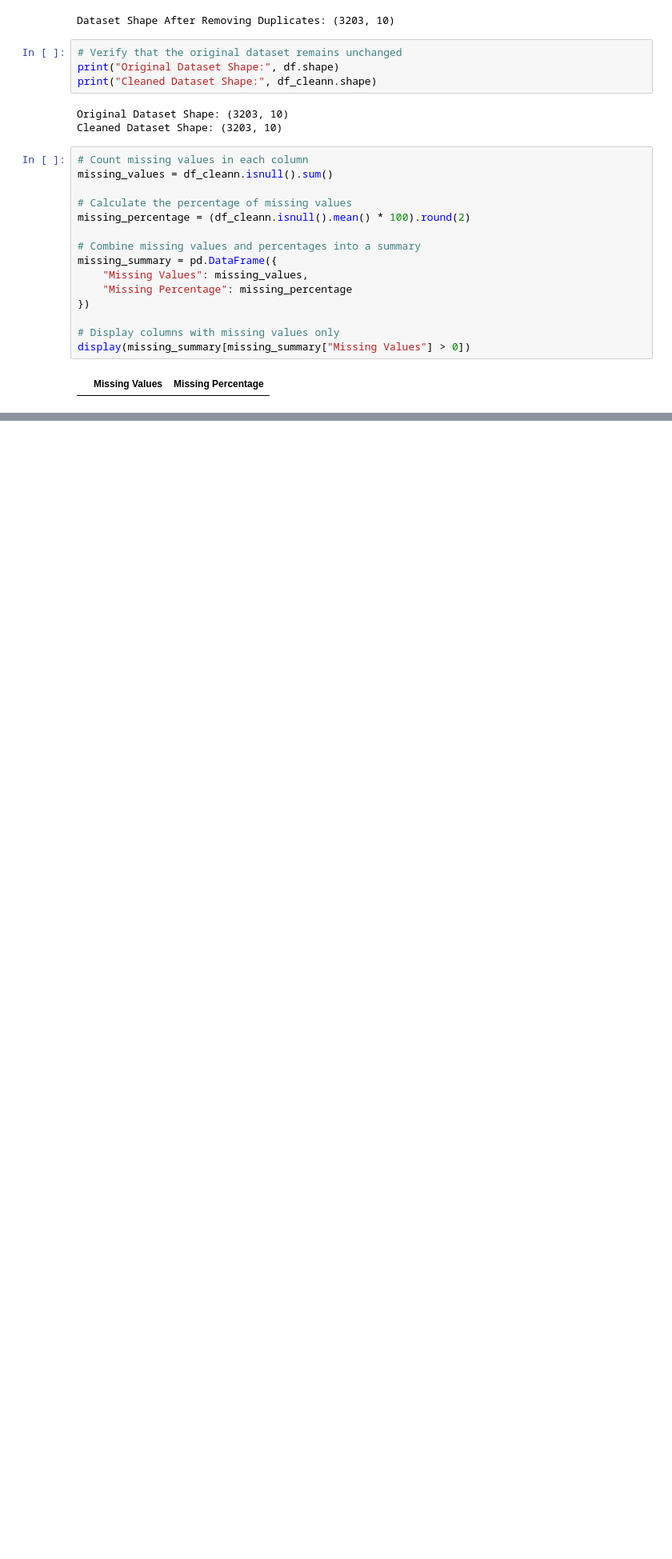
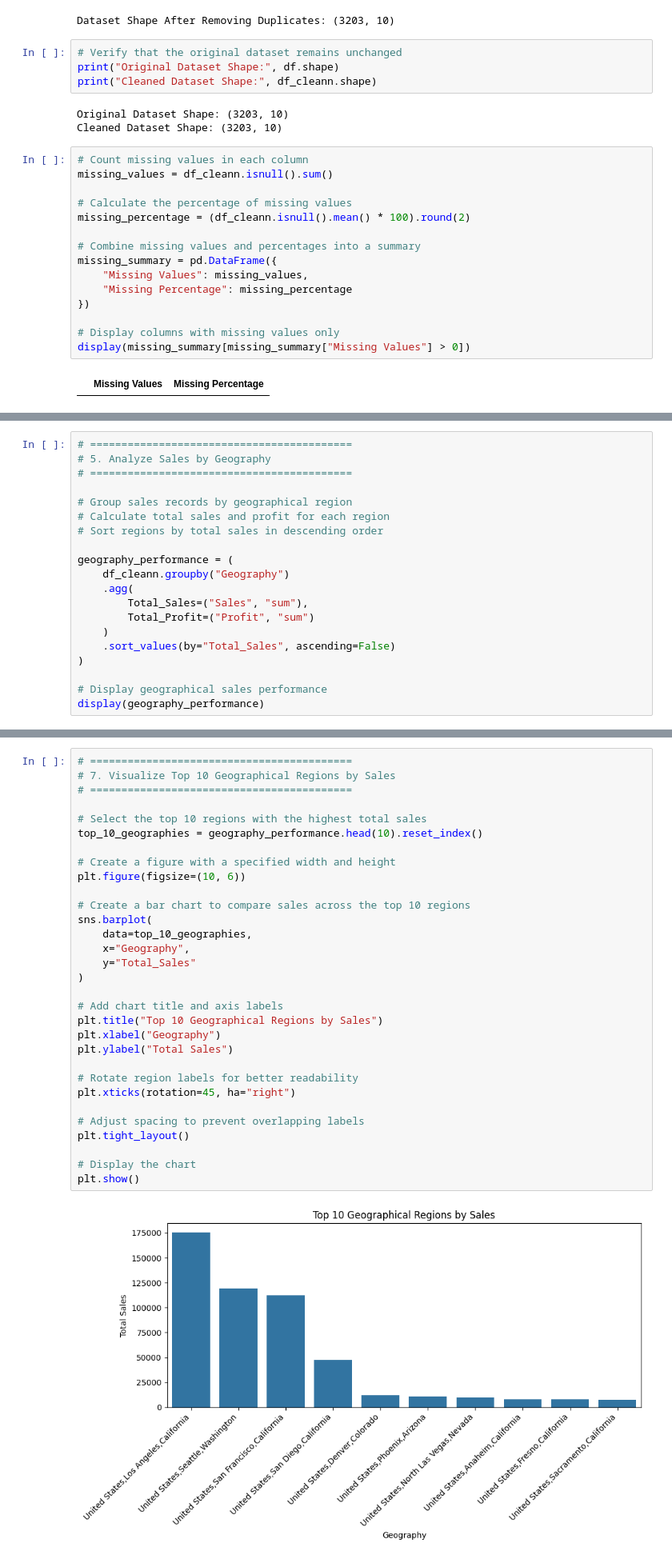
Before and after one commit to Mariam732/Retail-sales-analysis, a Jupyter notebook: notebooks/RetailSalesAnalysisV01.ipynb, the cells around one changed output, grey strips where cells are left out. Shown at 80% size. Saved outputs shown, nothing was run; the diff lists cells and outputs as text; blank space fills up the shorter version.

```diff
--- a/notebooks/RetailSalesAnalysisV01.ipynb
+++ b/notebooks/RetailSalesAnalysisV01.ipynb
@@ -535,0 +463,20 @@ NameError: name 'df_clean' is not defined
+# %%
+# ==========================================
+# 5. Analyze Sales by Geography
+# ==========================================
+
+# Group sales records by geographical region
+# Calculate total sales and profit for each region
+# Sort regions by total sales in descending order
+
+geography_performance = (
+    df_cleann.groupby("Geography")
+    .agg(
+        Total_Sales=("Sales", "sum"),
+        Total_Profit=("Profit", "sum")
+    )
+    .sort_values(by="Total_Sales", ascending=False)
+)
+
+# Display geographical sales performance
+display(geography_performance)
@@ -535,0 +498,33 @@ NameError: name 'df_clean' is not defined
+# %%
+# ==========================================
+# 7. Visualize Top 10 Geographical Regions by Sales
+# ==========================================
+
+# Select the top 10 regions with the highest total sales
+top_10_geographies = geography_performance.head(10).reset_index()
+
+# Create a figure with a specified width and height
+plt.figure(figsize=(10, 6))
+
+# Create a bar chart to compare sales across the top 10 regions
+sns.barplot(
+    data=top_10_geographies,
+    x="Geography",
+    y="Total_Sales"
+)
+
+# Add chart title and axis labels
+plt.title("Top 10 Geographical Regions by Sales")
+plt.xlabel("Geography")
+plt.ylabel("Total Sales")
+
+# Rotate region labels for better readability
+plt.xticks(rotation=45, ha="right")
+
+# Adjust spacing to prevent overlapping labels
+plt.tight_layout()
+
+# Display the chart
+plt.show()
+# %% [output]
+[figure, added]
```
Also changed, not shown: parts of 27 cells of this notebook.
